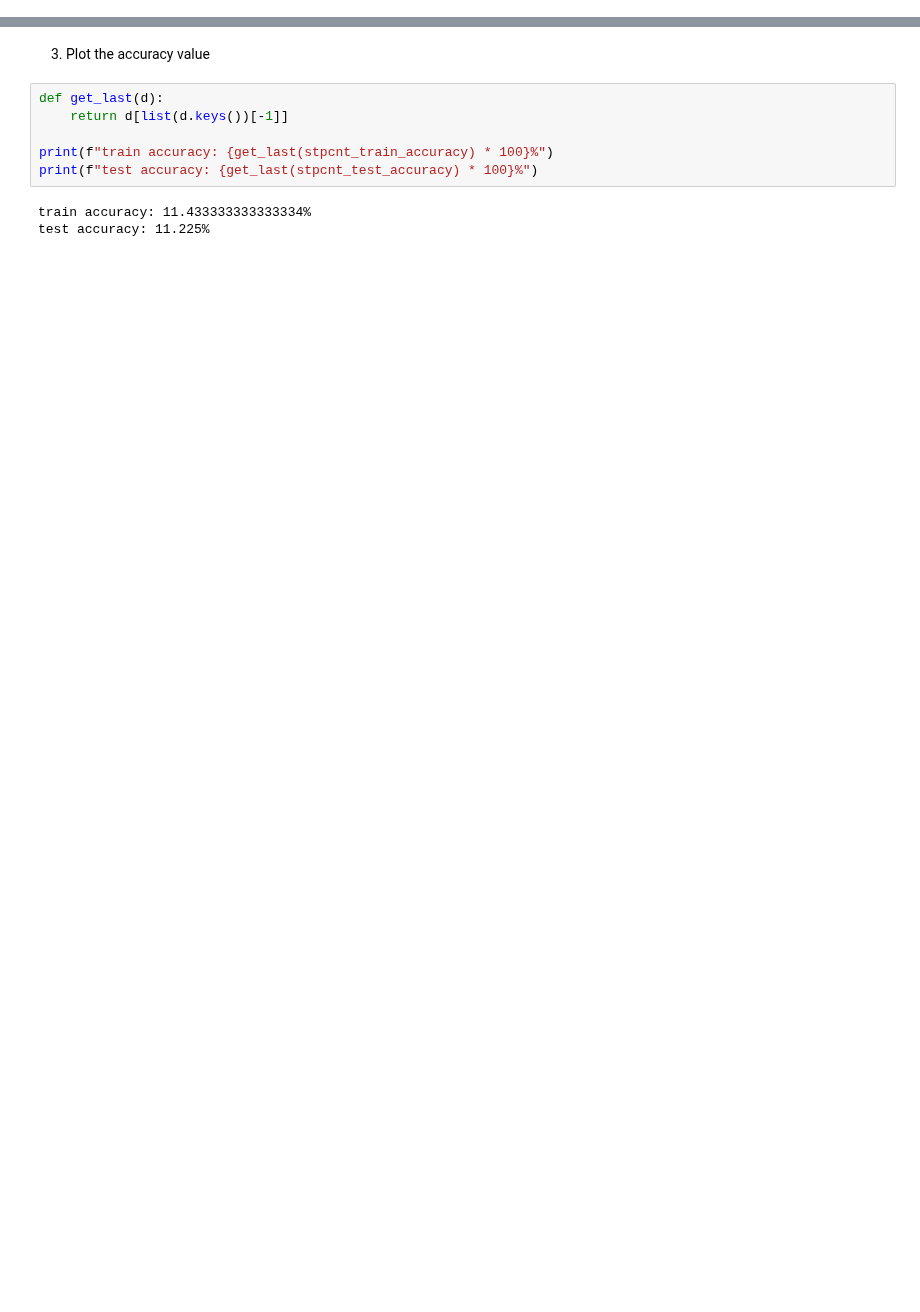
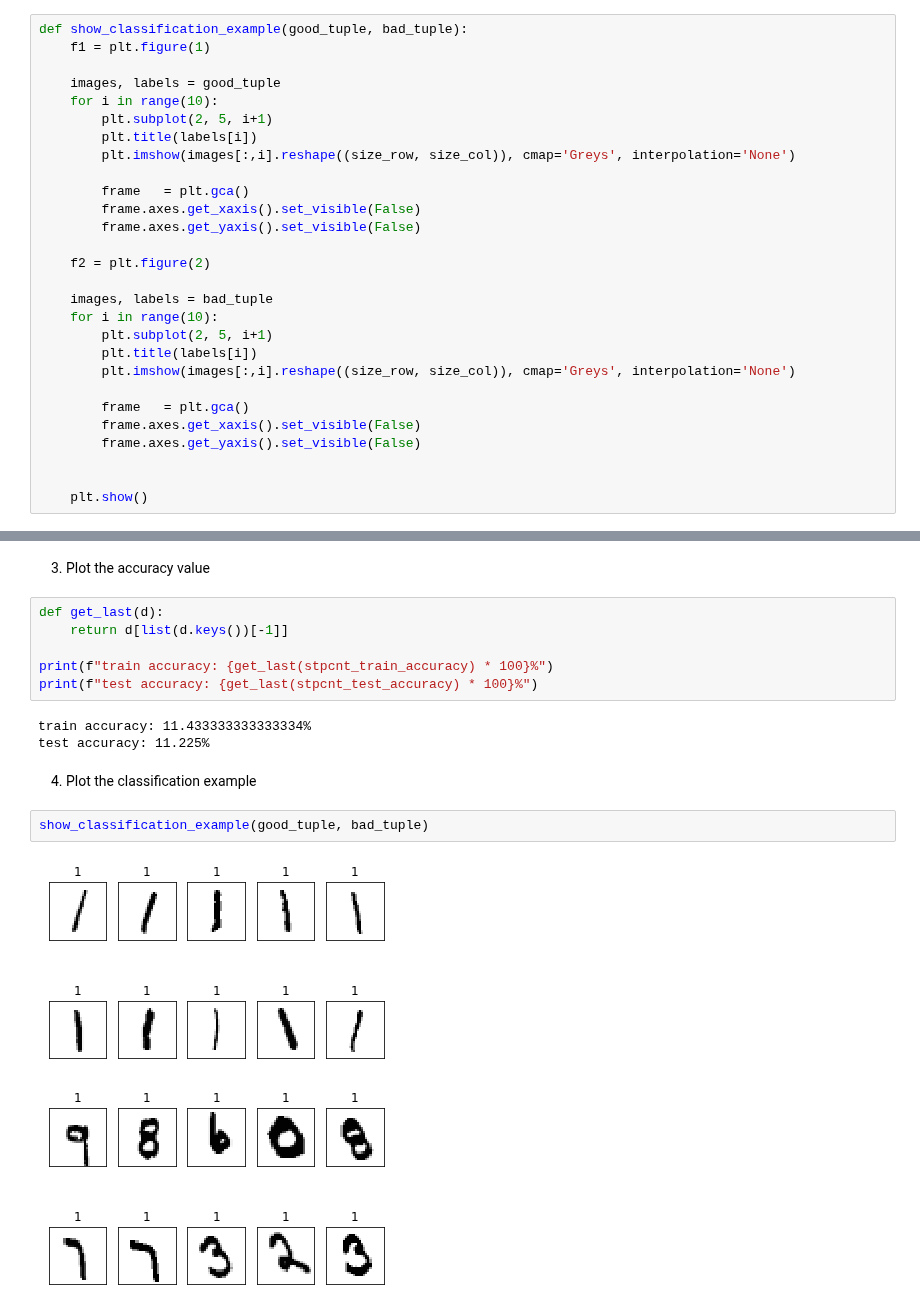
Before and after one commit to pula39/ml-assignment, a Jupyter notebook: ml_assignment9.ipynb, the cells around one changed output, grey strips where cells are left out. Saved outputs shown, nothing was run; the diff lists cells and outputs as text; blank space fills up the shorter version.

```diff
--- a/ml_assignment9.ipynb
+++ b/ml_assignment9.ipynb
@@ -424,3 +458,31 @@ loss 2.2762850540729447e-05 3.414424224282725e-05
+# %%
+def show_classification_example(good_tuple, bad_tuple):
+    f1 = plt.figure(1)
+
+    images, labels = good_tuple
+    for i in range(10):
+        plt.subplot(2, 5, i+1)
+        plt.title(labels[i])
+        plt.imshow(images[:,i].reshape((size_row, size_col)), cmap='Greys', interpolation='None')
+
+        frame   = plt.gca()
+        frame.axes.get_xaxis().set_visible(False)
+        frame.axes.get_yaxis().set_visible(False)
+
+    f2 = plt.figure(2)
+
+    images, labels = bad_tuple
+    for i in range(10):
+        plt.subplot(2, 5, i+1)
+        plt.title(labels[i])
+        plt.imshow(images[:,i].reshape((size_row, size_col)), cmap='Greys', interpolation='None')
+
+        frame   = plt.gca()
+        frame.axes.get_xaxis().set_visible(False)
+        frame.axes.get_yaxis().set_visible(False)
+
+
+    plt.show()
 # %% [markdown]
 1. Plot the loss curve
 # %%
@@ -446,3 +508,10 @@ print(f"test accuracy: {get_last(stpcnt_test_accuracy) * 100}%")
 # %% [output]
 train accuracy: 11.433333333333334%
 test accuracy: 11.225%
+# %% [markdown]
+4. Plot the classification example
+# %%
+show_classification_example(good_tuple, bad_tuple)
+# %% [output]
+[figure, added]
+[figure, added]
```
Also changed, not shown: parts of 4 cells of this notebook.
